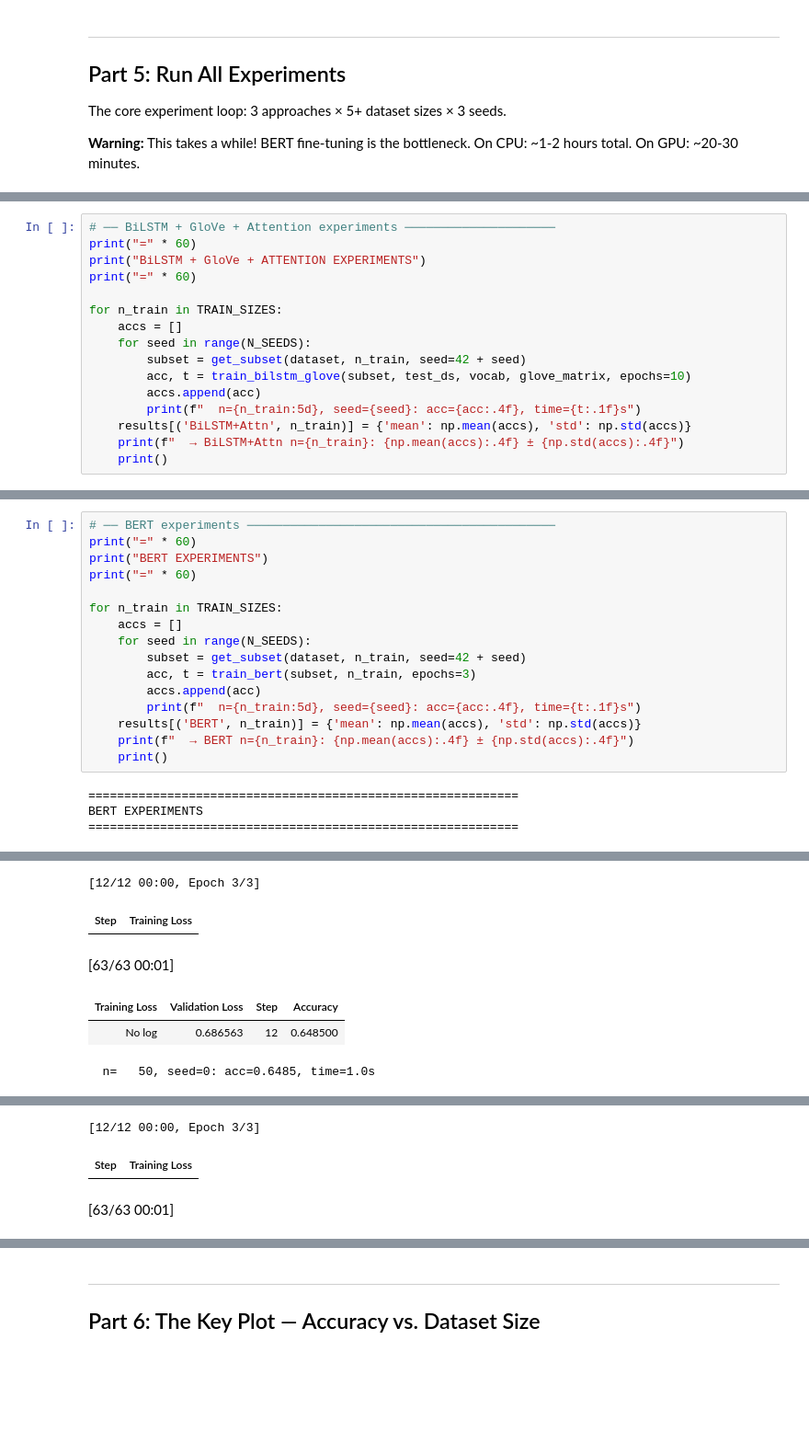
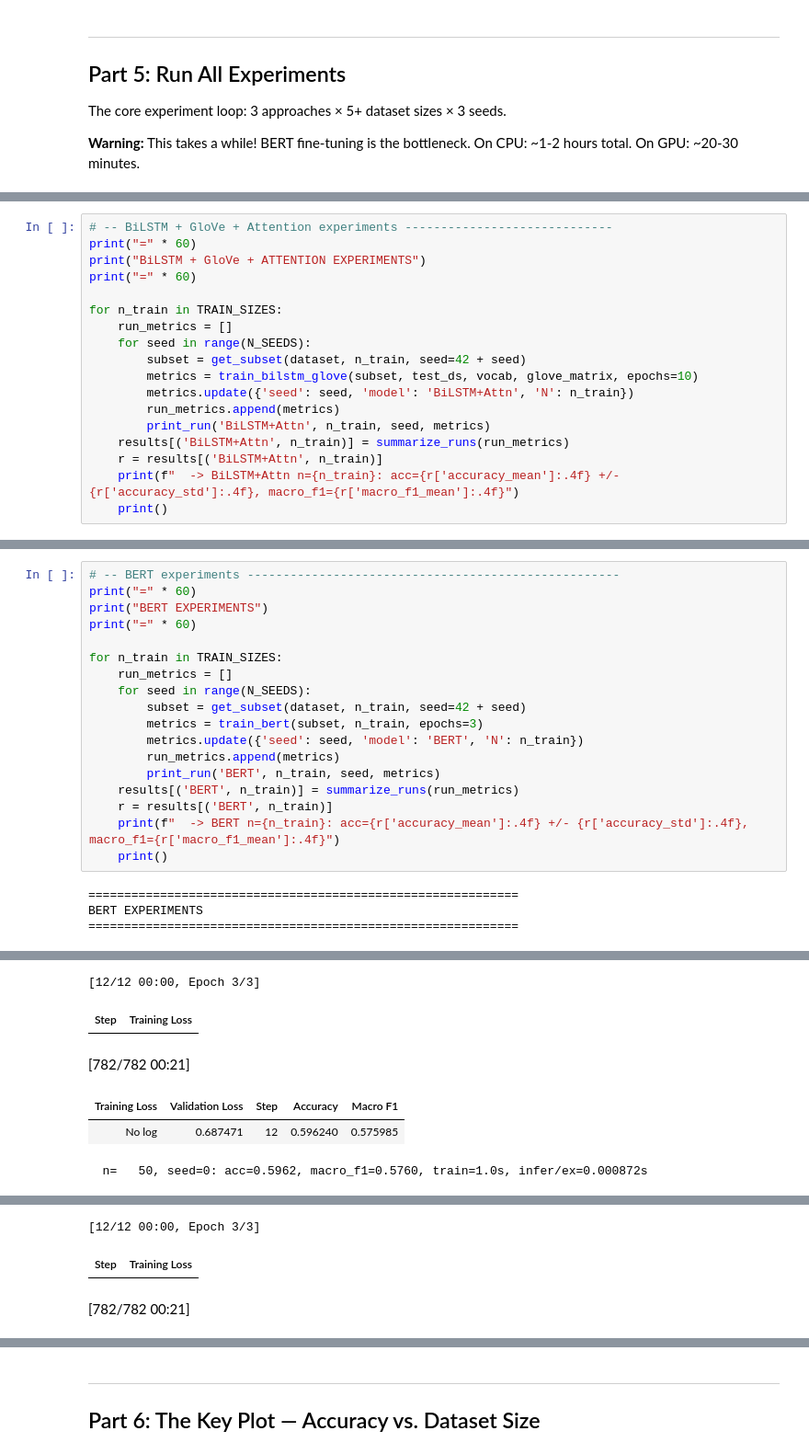
Before and after one commit to Nils-Wagnr/DeepLearning, a Jupyter notebook: RQ4 (Woche 8)/NW2_RQ4_Notebook.ipynb, the cells around one changed output, grey strips where cells are left out. Shown at 92% size. Saved outputs shown, nothing was run; the diff lists cells and outputs as text; blank space fills up the shorter version.

```diff
--- a/RQ4 (Woche 8)/NW2_RQ4_Notebook.ipynb
+++ b/RQ4 (Woche 8)/NW2_RQ4_Notebook.ipynb
@@ -603,18 +694,20 @@ LSTM + GloVe EXPERIMENTS
 # %%
-# ── BiLSTM + GloVe + Attention experiments ─────────────────────
+# -- BiLSTM + GloVe + Attention experiments -----------------------------
 print("=" * 60)
 print("BiLSTM + GloVe + ATTENTION EXPERIMENTS")
 print("=" * 60)
 
 for n_train in TRAIN_SIZES:
-    accs = []
+    run_metrics = []
     for seed in range(N_SEEDS):
         subset = get_subset(dataset, n_train, seed=42 + seed)
-        acc, t = train_bilstm_glove(subset, test_ds, vocab, glove_matrix, epochs=10)
-        accs.append(acc)
-        print(f"  n={n_train:5d}, seed={seed}: acc={acc:.4f}, time={t:.1f}s")
-    results[('BiLSTM+Attn', n_train)] = {'mean': np.mean(accs), 'std': np.std(accs)}
-    print(f"  → BiLSTM+Attn n={n_train}: {np.mean(accs):.4f} ± {np.std(accs):.4f}")
+        metrics = train_bilstm_glove(subset, test_ds, vocab, glove_matrix, epochs=10)
+        metrics.update({'seed': seed, 'model': 'BiLSTM+Attn', 'N': n_train})
+        run_metrics.append(metrics)
+        print_run('BiLSTM+Attn', n_train, seed, metrics)
+    results[('BiLSTM+Attn', n_train)] = summarize_runs(run_metrics)
+    r = results[('BiLSTM+Attn', n_train)]
+    print(f"  -> BiLSTM+Attn n={n_train}: acc={r['accuracy_mean']:.4f} +/- {r['accuracy_std']:.4f}, macro_f1={r['macro_f1_mean']:.4f}")
     print()
 # %% [output]
 ============================================================
@@ -637,45 +730,47 @@ BiLSTM + GloVe + ATTENTION EXPERIMENTS
 # %%
-# ── BERT experiments ───────────────────────────────────────────
+# -- BERT experiments ----------------------------------------------------
 print("=" * 60)
 print("BERT EXPERIMENTS")
 print("=" * 60)
 
 for n_train in TRAIN_SIZES:
-    accs = []
+    run_metrics = []
     for seed in range(N_SEEDS):
         subset = get_subset(dataset, n_train, seed=42 + seed)
-        acc, t = train_bert(subset, n_train, epochs=3)
-        accs.append(acc)
-        print(f"  n={n_train:5d}, seed={seed}: acc={acc:.4f}, time={t:.1f}s")
-    results[('BERT', n_train)] = {'mean': np.mean(accs), 'std': np.std(accs)}
-    print(f"  → BERT n={n_train}: {np.mean(accs):.4f} ± {np.std(accs):.4f}")
+        metrics = train_bert(subset, n_train, epochs=3)
+        metrics.update({'seed': seed, 'model': 'BERT', 'N': n_train})
+        run_metrics.append(metrics)
+        print_run('BERT', n_train, seed, metrics)
+    results[('BERT', n_train)] = summarize_runs(run_metrics)
+    r = results[('BERT', n_train)]
+    print(f"  -> BERT n={n_train}: acc={r['accuracy_mean']:.4f} +/- {r['accuracy_std']:.4f}, macro_f1={r['macro_f1_mean']:.4f}")
     print()
 # %% [output]
 ============================================================
 BERT EXPERIMENTS
 ============================================================
 [transformers] DistilBertForSequenceClassification LOAD REPORT from: distilbert-base-uncased
 Key                     | Status     |
 ------------------------+------------+-
 vocab_transform.weight  | UNEXPECTED |
 vocab_layer_norm.bias   | UNEXPECTED |
 vocab_layer_norm.weight | UNEXPECTED |
 vocab_projector.bias    | UNEXPECTED |
 vocab_transform.bias    | UNEXPECTED |
 classifier.bias         | MISSING    |
 pre_classifier.bias     | MISSING    |
 classifier.weight       | MISSING    |
 pre_classifier.weight   | MISSING    |
 
 Notes:
 - UNEXPECTED:   can be ignored when loading from different task/architecture; not ok if you expect identical arch.
 - MISSING:      those params were newly initialized because missing from the checkpoint. Consider training on your downstream task.
 [12/12 00:00, Epoch 3/3]
 | Step | Training Loss |
-[63/63 00:01]
+[782/782 00:21]
-| Training Loss | Validation Loss | Step | Accuracy |
-| No log | 0.686563 | 12 | 0.648500 |
+| Training Loss | Validation Loss | Step | Accuracy | Macro F1 |
+| No log | 0.687471 | 12 | 0.596240 | 0.575985 |
-  n=   50, seed=0: acc=0.6485, time=1.0s
+  n=   50, seed=0: acc=0.5962, macro_f1=0.5760, train=1.0s, infer/ex=0.000872s
 [transformers] DistilBertForSequenceClassification LOAD REPORT from: distilbert-base-uncased
 Key                     | Status     |
 ------------------------+------------+-
@@ -694,4 +789,4 @@ Notes:
 - MISSING:      those params were newly initialized because missing from the checkpoint. Consider training on your downstream task.
 [12/12 00:00, Epoch 3/3]
 | Step | Training Loss |
-[63/63 00:01]
+[782/782 00:21]
```
Also changed, not shown: parts of 18 cells of this notebook, 7 other files.
